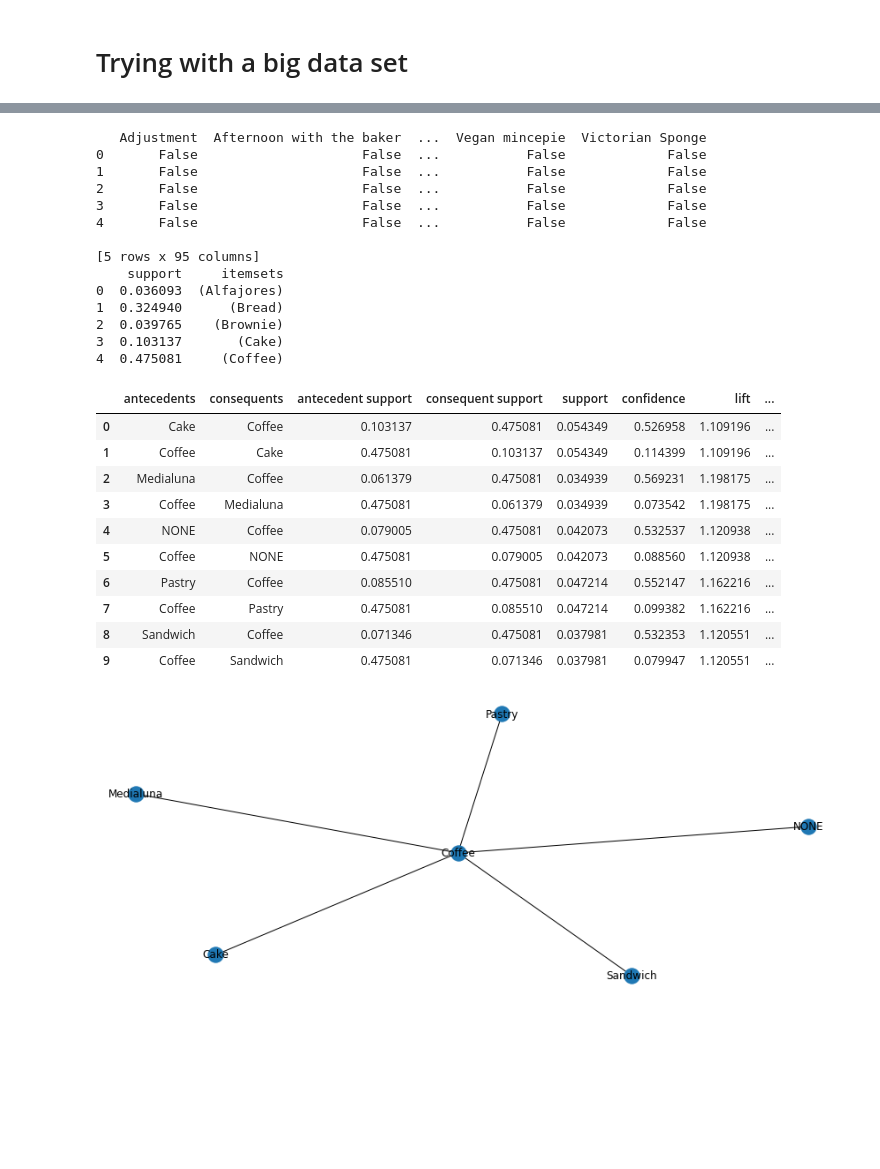
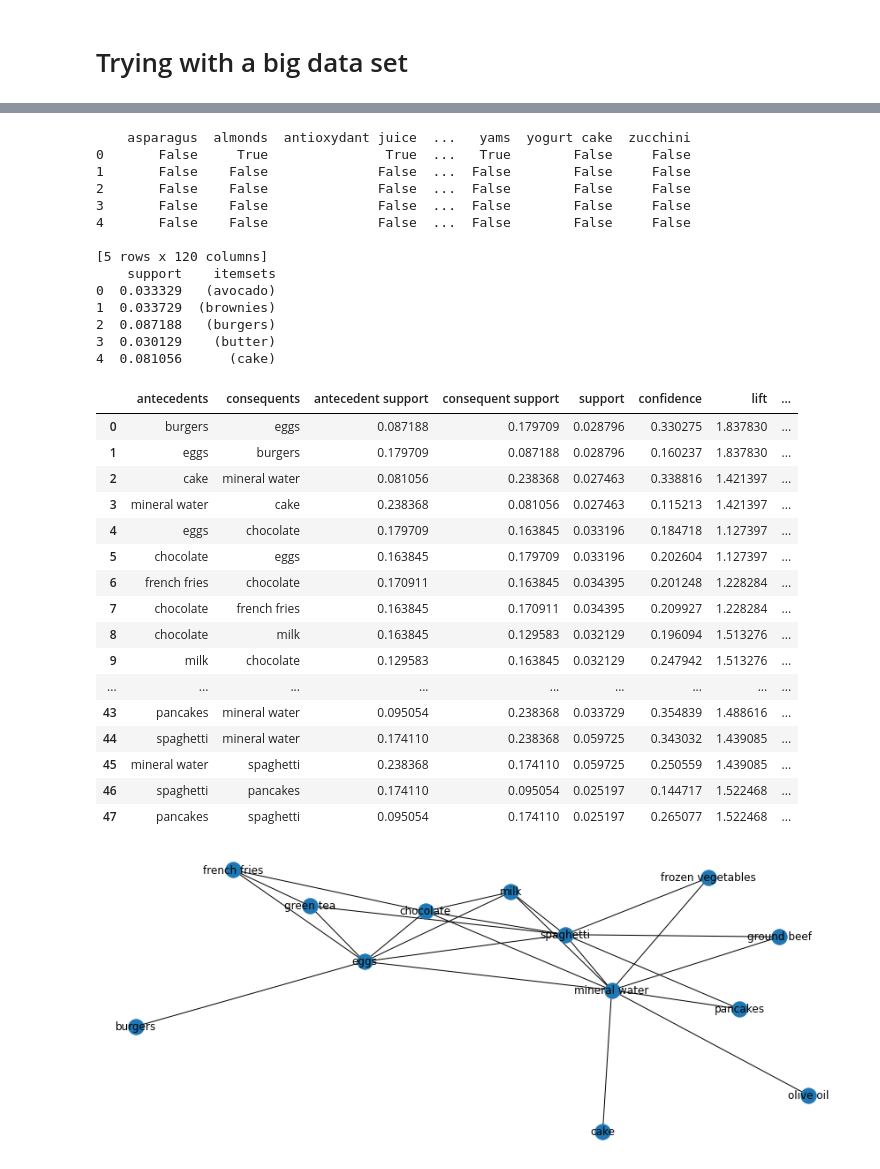
Before and after one commit to OUCHAOUA/Apriori-algorithm, a Jupyter notebook: Apriori_algorithm.ipynb, the cells around one changed output, grey strips where cells are left out. Drawn from its saved outputs; the diff is of its cells as text; code cells hidden in the pictures; blank space fills up the shorter version.

```diff
--- a/Apriori_algorithm.ipynb
+++ b/Apriori_algorithm.ipynb
@@ -112,7 +112,7 @@ from google.colab import files
 data_to_load = files.upload()
 
 import io
-data = pd.read_csv("BreadBasket_DMS.csv")
+data = pd.read_csv("Market_Basket_Optimisation.csv", header = None)
 data
 # %% [output]
 [interactive output not drawn]
@@ -135,3 +137,15 @@ lst = list([set(data[data['Transaction']==item]['Item']) for item in data['Trans
+# %%
+import numpy as np
+trans = np.empty([data.shape[0], data.shape[1]], dtype=object)
+for i in range(0, trans.shape[0]):
+  for j in range(0, trans.shape[1]):
+    if data.values[i,j] != np.nan  :
+      trans[i,j] = str(data.values[i,j])
+lst = []
+for i in range(0, trans.shape[0]):
+  lst_1 = list(set(trans[i]))
+  if 'nan'in lst_1: lst_1.remove('nan')
+  lst.append(lst_1)
 # %%
 words = ''
 
@@ -147,42 +161,48 @@ plt.show()
 # %%
 te=TransactionEncoder()
 te_data=te.fit(lst).transform(lst)
 data_x=pd.DataFrame(te_data,columns=te.columns_)
 print(data_x.head())
 
-frequent_items= apriori(data_x, use_colnames=True, min_support=0.03)
+frequent_items= apriori(data_x, use_colnames=True, min_support=0.025)
 print(frequent_items.head())
 
 rules = association_rules(frequent_items, metric="lift", min_threshold=1)
 rules.antecedents = rules.antecedents.apply(lambda x: next(iter(x)))
 rules.consequents = rules.consequents.apply(lambda x: next(iter(x)))
 rules
 # %% [output]
-   Adjustment  Afternoon with the baker  ...  Vegan mincepie  Victorian Sponge
-0       False                     False  ...           False             False
-1       False                     False  ...           False             False
-2       False                     False  ...           False             False
-3       False                     False  ...           False             False
-4       False                     False  ...           False             False
+    asparagus  almonds  antioxydant juice  ...   yams  yogurt cake  zucchini
+0       False     True               True  ...   True        False     False
+1       False    False              False  ...  False        False     False
+2       False    False              False  ...  False        False     False
+3       False    False              False  ...  False        False     False
+4       False    False              False  ...  False        False     False
 
-[5 rows x 95 columns]
-    support     itemsets
-0  0.036093  (Alfajores)
-1  0.324940      (Bread)
-2  0.039765    (Brownie)
-3  0.103137       (Cake)
-4  0.475081     (Coffee)
+[5 rows x 120 columns]
+    support    itemsets
+0  0.033329   (avocado)
+1  0.033729  (brownies)
+2  0.087188   (burgers)
+3  0.030129    (butter)
+4  0.081056      (cake)
 |  | antecedents | consequents | antecedent support | consequent support | support | confidence | lift | ... |
-| 0 | Cake | Coffee | 0.103137 | 0.475081 | 0.054349 | 0.526958 | 1.109196 | ... |
-| 1 | Coffee | Cake | 0.475081 | 0.103137 | 0.054349 | 0.114399 | 1.109196 | ... |
-| 2 | Medialuna | Coffee | 0.061379 | 0.475081 | 0.034939 | 0.569231 | 1.198175 | ... |
-| 3 | Coffee | Medialuna | 0.475081 | 0.061379 | 0.034939 | 0.073542 | 1.198175 | ... |
-| 4 | NONE | Coffee | 0.079005 | 0.475081 | 0.042073 | 0.532537 | 1.120938 | ... |
-| 5 | Coffee | NONE | 0.475081 | 0.079005 | 0.042073 | 0.088560 | 1.120938 | ... |
-| 6 | Pastry | Coffee | 0.085510 | 0.475081 | 0.047214 | 0.552147 | 1.162216 | ... |
-| 7 | Coffee | Pastry | 0.475081 | 0.085510 | 0.047214 | 0.099382 | 1.162216 | ... |
-| 8 | Sandwich | Coffee | 0.071346 | 0.475081 | 0.037981 | 0.532353 | 1.120551 | ... |
-| 9 | Coffee | Sandwich | 0.475081 | 0.071346 | 0.037981 | 0.079947 | 1.120551 | ... |
+| 0 | burgers | eggs | 0.087188 | 0.179709 | 0.028796 | 0.330275 | 1.837830 | ... |
+| 1 | eggs | burgers | 0.179709 | 0.087188 | 0.028796 | 0.160237 | 1.837830 | ... |
+| 2 | cake | mineral water | 0.081056 | 0.238368 | 0.027463 | 0.338816 | 1.421397 | ... |
+| 3 | mineral water | cake | 0.238368 | 0.081056 | 0.027463 | 0.115213 | 1.421397 | ... |
+| 4 | eggs | chocolate | 0.179709 | 0.163845 | 0.033196 | 0.184718 | 1.127397 | ... |
+| 5 | chocolate | eggs | 0.163845 | 0.179709 | 0.033196 | 0.202604 | 1.127397 | ... |
+| 6 | french fries | chocolate | 0.170911 | 0.163845 | 0.034395 | 0.201248 | 1.228284 | ... |
+| 7 | chocolate | french fries | 0.163845 | 0.170911 | 0.034395 | 0.209927 | 1.228284 | ... |
+| 8 | chocolate | milk | 0.163845 | 0.129583 | 0.032129 | 0.196094 | 1.513276 | ... |
+| 9 | milk | chocolate | 0.129583 | 0.163845 | 0.032129 | 0.247942 | 1.513276 | ... |
+| ... | ... | ... | ... | ... | ... | ... | ... | ... |
+| 43 | pancakes | mineral water | 0.095054 | 0.238368 | 0.033729 | 0.354839 | 1.488616 | ... |
+| 44 | spaghetti | mineral water | 0.174110 | 0.238368 | 0.059725 | 0.343032 | 1.439085 | ... |
+| 45 | mineral water | spaghetti | 0.238368 | 0.174110 | 0.059725 | 0.250559 | 1.439085 | ... |
+| 46 | spaghetti | pancakes | 0.174110 | 0.095054 | 0.025197 | 0.144717 | 1.522468 | ... |
+| 47 | pancakes | spaghetti | 0.095054 | 0.174110 | 0.025197 | 0.265077 | 1.522468 | ... |
 # %%
 import networkx as nx
 fig, ax=plt.subplots(figsize=(15,6))
@@ -190,4 +210,4 @@ GA=nx.from_pandas_edgelist(rules,source='antecedents',target='consequents')
 nx.draw(GA,with_labels=True)
 plt.show()
 # %% [output]
-[figure, old version]
+[figure, new version]
```
Also changed, not shown: parts of 7 cells of this notebook.
